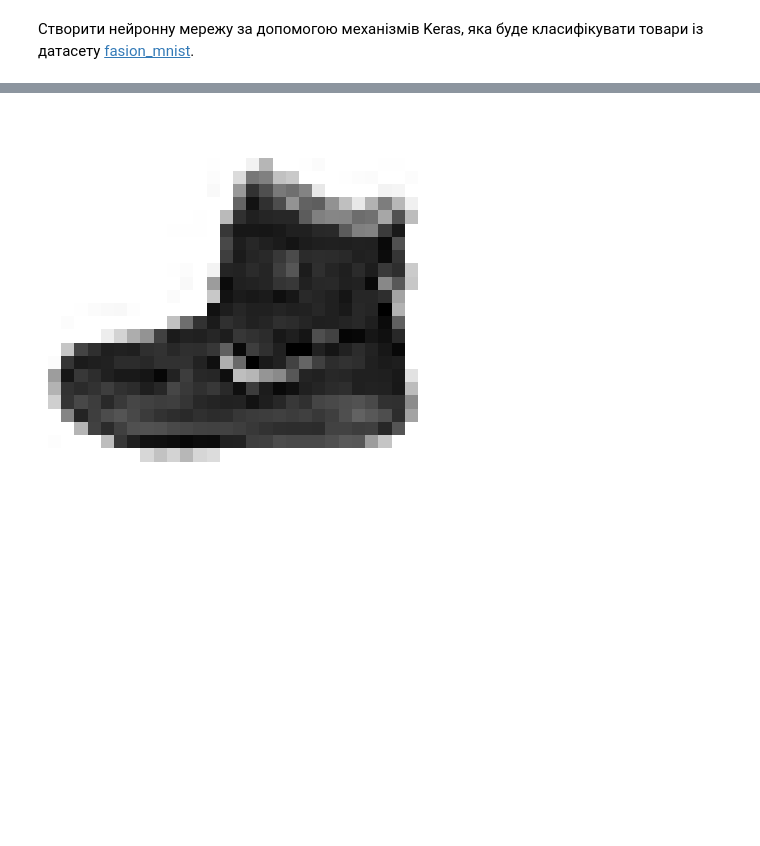
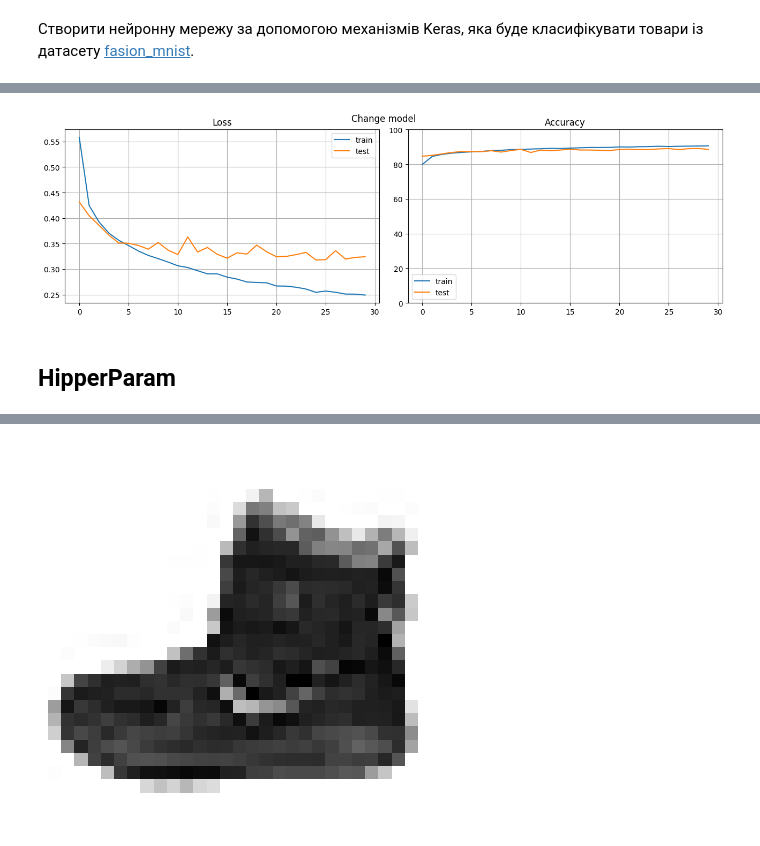
Before and after one commit to tarsweb-Python-GOIT/DS-HW, a Jupyter notebook: HW-09.ipynb, the cells around one changed output, grey strips where cells are left out. Cells and saved outputs as stored; diff of their text form; code cells hidden in the pictures; blank space fills up the shorter version.

```diff
--- a/HW-09.ipynb
+++ b/HW-09.ipynb
@@ -8,0 +10,24 @@ from keras.datasets import fashion_mnist
+# %%
+def plot_history(hst, title = ''):
+    plt.figure(figsize=(13, 4))
+
+    plt.subplot(1, 2, 1)
+    plt.plot(hst.history['loss'], label='train')
+    plt.plot(hst.history['val_loss'], label='test')
+    plt.title('Loss')
+    plt.legend()
+    plt.grid()
+
+    plt.subplot(1, 2, 2)
+    plt.plot([round(100*e, 2) for e in hst.history['accuracy']], label='train')
+    plt.plot([round(100*e, 2) for e in hst.history['val_accuracy']], label='test')
+    plt.title('Accuracy')
+
+    plt.ylim(0, 100)
+    plt.legend()
+    plt.grid()
+
+    plt.tight_layout()
+
+    plt.suptitle(title)
+    plt.show()
@@ -64,0 +255,8 @@ Epoch 20/20
+# %%
+model = k.models.Sequential([
+    k.layers.Flatten(input_shape = (28, 28, 1), name = 'Input'),
+    k.layers.Dense(128, activation = 'relu', name = 'Hidden_1'),
+    k.layers.Dropout(0.3),
+    k.layers.Dense(128, activation = 'relu', name = 'Hidden_2'),
+    k.layers.Dense(10, activation = 'softmax', name = 'Output')
+])
@@ -64,0 +283,14 @@ Epoch 20/20
+# %%
+model.compile(
+    loss=k.losses.SparseCategoricalCrossentropy(from_logits=True),
+    optimizer=k.optimizers.Adam(0.001),
+    metrics=['accuracy'],
+)
+# %%
+history = model.fit(x_train, y_train, epochs = 30, validation_data = (x_test, y_test), verbose=0)
+# %%
+plot_history(history, "Change model")
+# %% [output]
+[figure, added]
+# %% [markdown]
+## HipperParam
```
Also changed, not shown: parts of 25 cells of this notebook.
